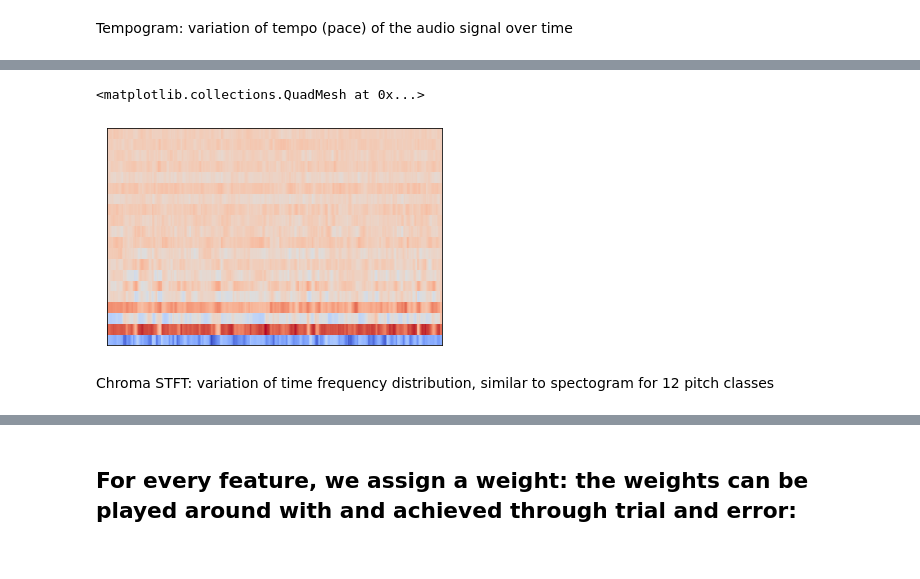
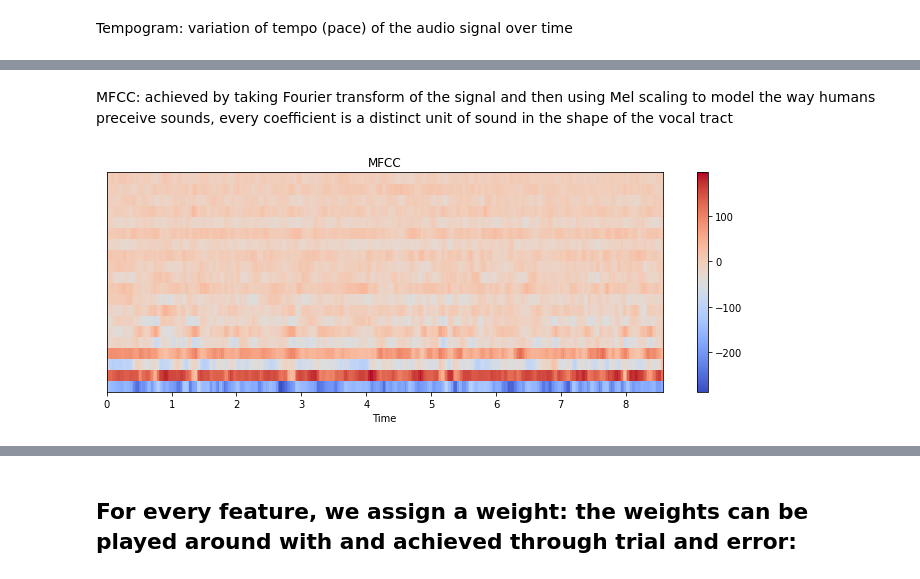
Before and after one commit to adargut/AudioWorkshop, a Jupyter notebook: voice_recognition/voice_recognition.ipynb, the cells around one changed output, grey strips where cells are left out. Cells and saved outputs as stored; diff of their text form; code cells hidden in the pictures.

```diff
--- a/voice_recognition/voice_recognition.ipynb
+++ b/voice_recognition/voice_recognition.ipynb
@@ -87,8 +73,12 @@ MFCC: achieved by taking Fourier transform of the signal, applying log, then tak
+# %% [markdown]
+MFCC: achieved by taking Fourier transform of the signal and then using Mel scaling to model the way humans preceive sounds,
+every coefficient is a distinct unit of sound in the shape of the vocal tract
 # %%
-mfcc = librosa.feature.mfcc(sample_audio_file, sr)
-display.specshow(mfcc, sr=sr)
+mfcc = librosa.feature.mfcc(y=sample_audio_file, sr=sr)
+plt.figure(figsize=(10, 4))
+librosa.display.specshow(mfcc, x_axis='time')
+plt.colorbar()
+plt.title('MFCC')
+plt.tight_layout()
 # %% [output]
-<matplotlib.collections.QuadMesh at 0x...>
-[figure, old version]
+[figure, new version]
-# %% [markdown]
-Chroma STFT: variation of time frequency distribution, similar to spectogram for 12 pitch classes
```
Also changed, not shown: parts of 10 cells of this notebook, 1 other file.
